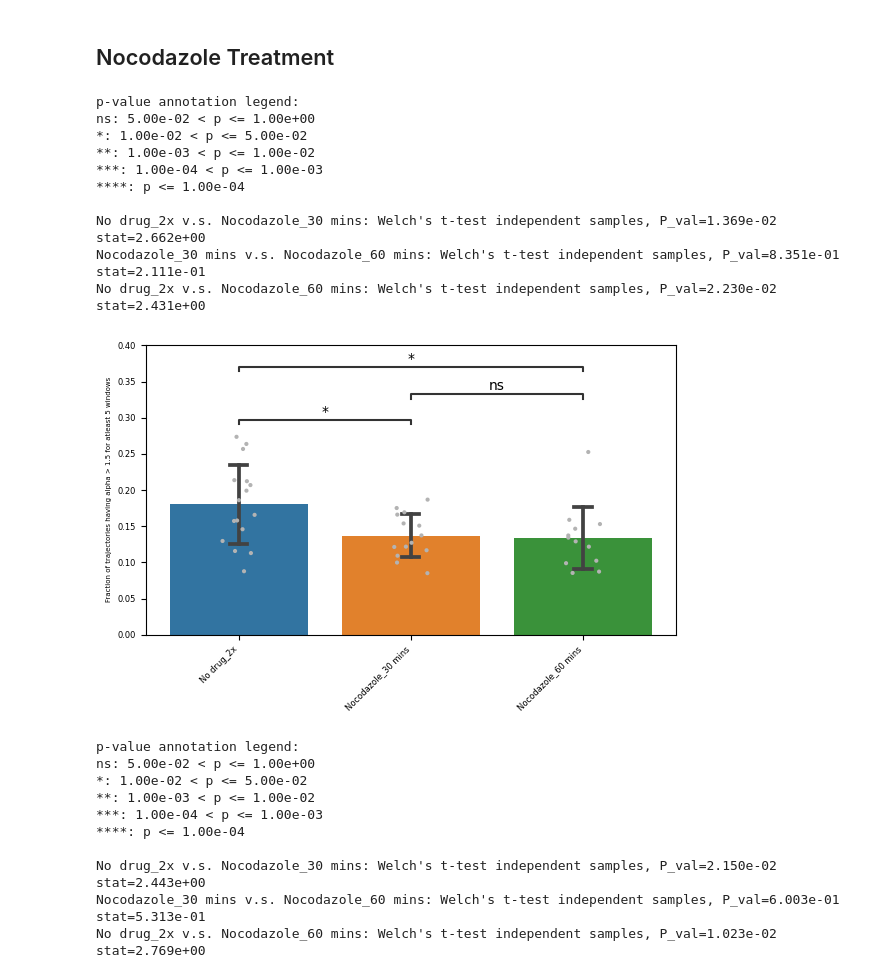
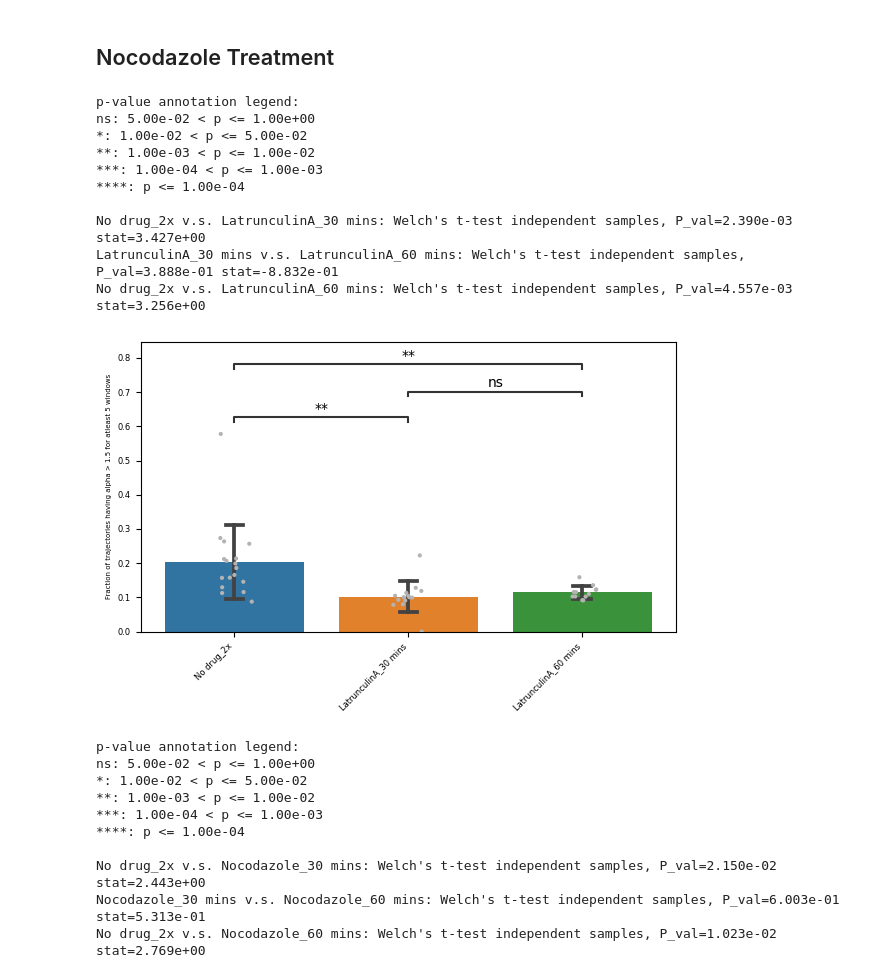
Before and after one commit to walterlab-um/Hyperosmotic_Confinement-Jump, a Jupyter notebook: plots/jupyter_running window_alpha.ipynb, the cells around one changed output. Saved outputs shown, nothing was run; the diff lists cells and outputs as text; code cells hidden in the pictures.

```diff
--- a/plots/jupyter_running window_alpha.ipynb
+++ b/plots/jupyter_running window_alpha.ipynb
@@ -15,7 +15,7 @@ from rich.progress import track
 from statannot import add_stat_annotation
 # %%
 # Define the function to calculate the fraction of trajectories meeting the condition
-def calculate_fraction_of_trajectories(df, alpha_threshold=1.5, min_windows=5):
+def calculate_fraction_of_trajectories(df, alpha_threshold=1.5, min_windows=10):
     counts = df[df['alpha'] > alpha_threshold].groupby('TRACK_ID')['alpha'].count()
     return (counts >= min_windows).mean()
 # %%
@@ -25,11 +25,11 @@ csv_files_1 = filedialog.askopenfilenames(
     filetypes=(("CSV files", "*.csv"), ("All files", "*.*")),
 )
 csv_files_2 = filedialog.askopenfilenames(
-    title="Select CSV Files for Nocodazole_30 mins",
+    title="Select CSV Files for LatrunculinA_30 mins",
     filetypes=(("CSV files", "*.csv"), ("All files", "*.*")),
 )
 csv_files_3 = filedialog.askopenfilenames(
-    title="Select CSV Files for Nocodazole_60 mins",
+    title="Select CSV Files for LatrunculinA_60 mins",
     filetypes=(("CSV files", "*.csv"), ("All files", "*.*")),
 )
 # %%
@@ -43,10 +43,10 @@ fractions_df1 = pd.DataFrame(list(fractions_1.items()), columns=["filename", "fr
 fractions_df1["label"] = "No drug_2x"
 
 fractions_df2 = pd.DataFrame(list(fractions_2.items()), columns=["filename", "fraction_alpha"])
-fractions_df2["label"] = "Nocodazole_30 mins"
+fractions_df2["label"] = "LatrunculinA_30 mins"
 
 fractions_df3 = pd.DataFrame(list(fractions_3.items()), columns=["filename", "fraction_alpha"])
-fractions_df3["label"] = "Nocodazole_60 mins"
+fractions_df3["label"] = "LatrunculinA_60 mins"
 # %%
 # Concatenate the dataframes into a single dataframe and save as CSV
 data = pd.concat([fractions_df1, fractions_df2, fractions_df3], ignore_index=True)
@@ -56,32 +56,32 @@ data.to_csv(csv_file_path, index=False)
 # %%
 # Plotting
 plt.figure(figsize=(6, 4),)
 ax = sns.barplot(data=data, x="label", y="fraction_alpha", ci='sd', capsize=0.1, estimator=np.mean)
 sns.stripplot(data=data, x="label", y="fraction_alpha", color="0.7", size=3)
 
 # Add statistical annotations
-box_pairs = [("No drug_2x", "Nocodazole_30 mins"), ("No drug_2x", "Nocodazole_60 mins"), ("Nocodazole_30 mins", "Nocodazole_60 mins")]
+box_pairs = [("No drug_2x", "LatrunculinA_30 mins"), ("No drug_2x", "LatrunculinA_60 mins"), ("LatrunculinA_30 mins", "LatrunculinA_60 mins")]
 test_stats = add_stat_annotation(ax, data=data, x="label", y="fraction_alpha", box_pairs=box_pairs, test="t-test_welch", comparisons_correction=None, text_format="star", loc="inside", verbose=2)
 
 plt.xticks(rotation=45, ha="right", fontsize=6)
 plt.yticks(fontsize=6)
 plt.ylabel("Fraction of trajectories having alpha > 1.5 for atleast 5 windows", fontsize=5)
 plt.xlabel("")
 plt.ylim(0, None)
 plt.tight_layout()
 plt.show()
 # %% [output]
 p-value annotation legend:
 ns: 5.00e-02 < p <= 1.00e+00
 *: 1.00e-02 < p <= 5.00e-02
 **: 1.00e-03 < p <= 1.00e-02
 ***: 1.00e-04 < p <= 1.00e-03
 ****: p <= 1.00e-04
 
-No drug_2x v.s. Nocodazole_30 mins: Welch's t-test independent samples, P_val=1.369e-02 stat=2.662e+00
-Nocodazole_30 mins v.s. Nocodazole_60 mins: Welch's t-test independent samples, P_val=8.351e-01 stat=2.111e-01
-No drug_2x v.s. Nocodazole_60 mins: Welch's t-test independent samples, P_val=2.230e-02 stat=2.431e+00
+No drug_2x v.s. LatrunculinA_30 mins: Welch's t-test independent samples, P_val=2.390e-03 stat=3.427e+00
+LatrunculinA_30 mins v.s. LatrunculinA_60 mins: Welch's t-test independent samples, P_val=3.888e-01 stat=-8.832e-01
+No drug_2x v.s. LatrunculinA_60 mins: Welch's t-test independent samples, P_val=4.557e-03 stat=3.256e+00
-[figure, old version]
+[figure, new version]
 # %%
 def calculate_fraction_of_windows_above_threshold(df, alpha_threshold=1.5):
     return (df['alpha'] > alpha_threshold).mean()
```
Also changed, not shown: parts of 1 cell of this notebook.
